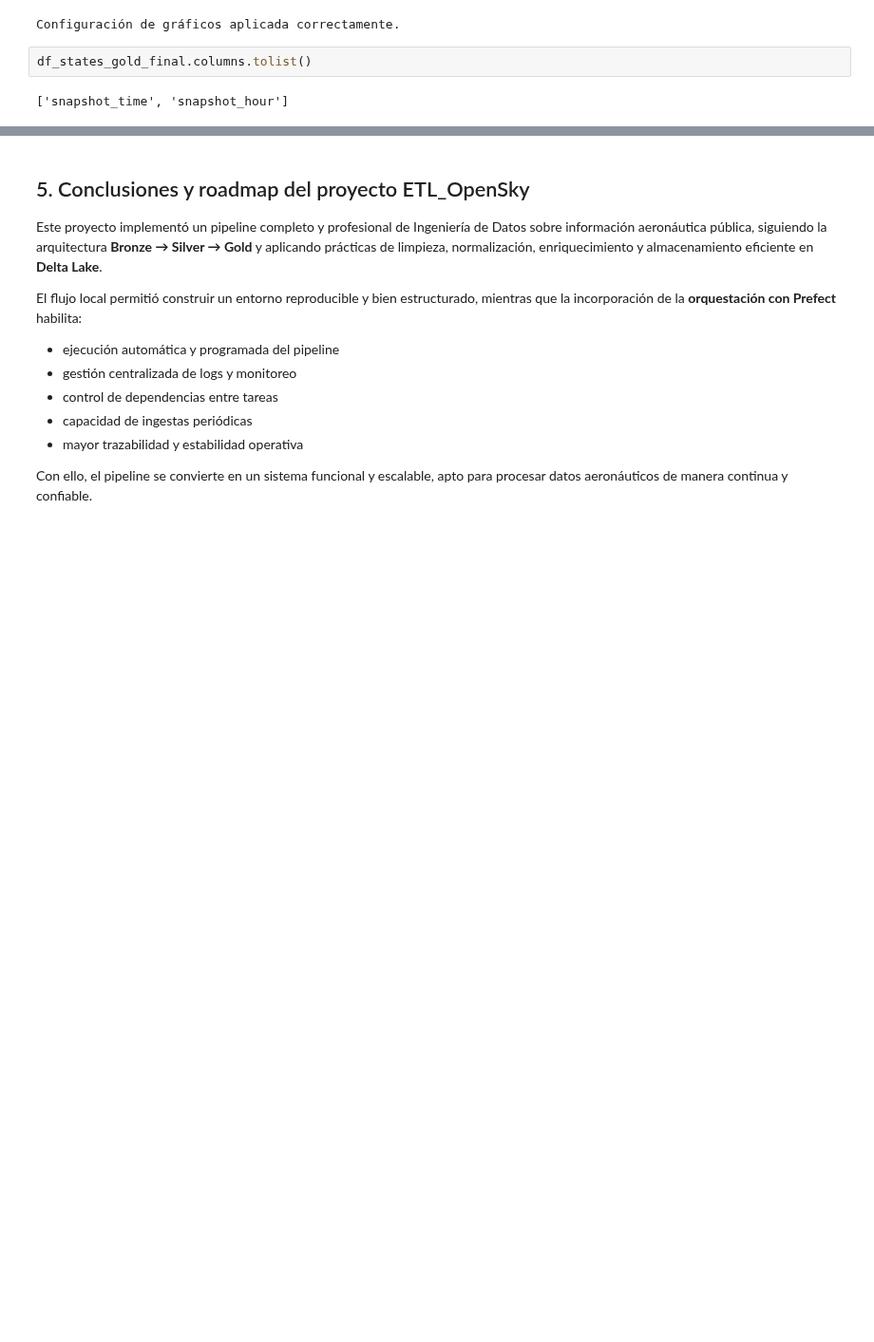
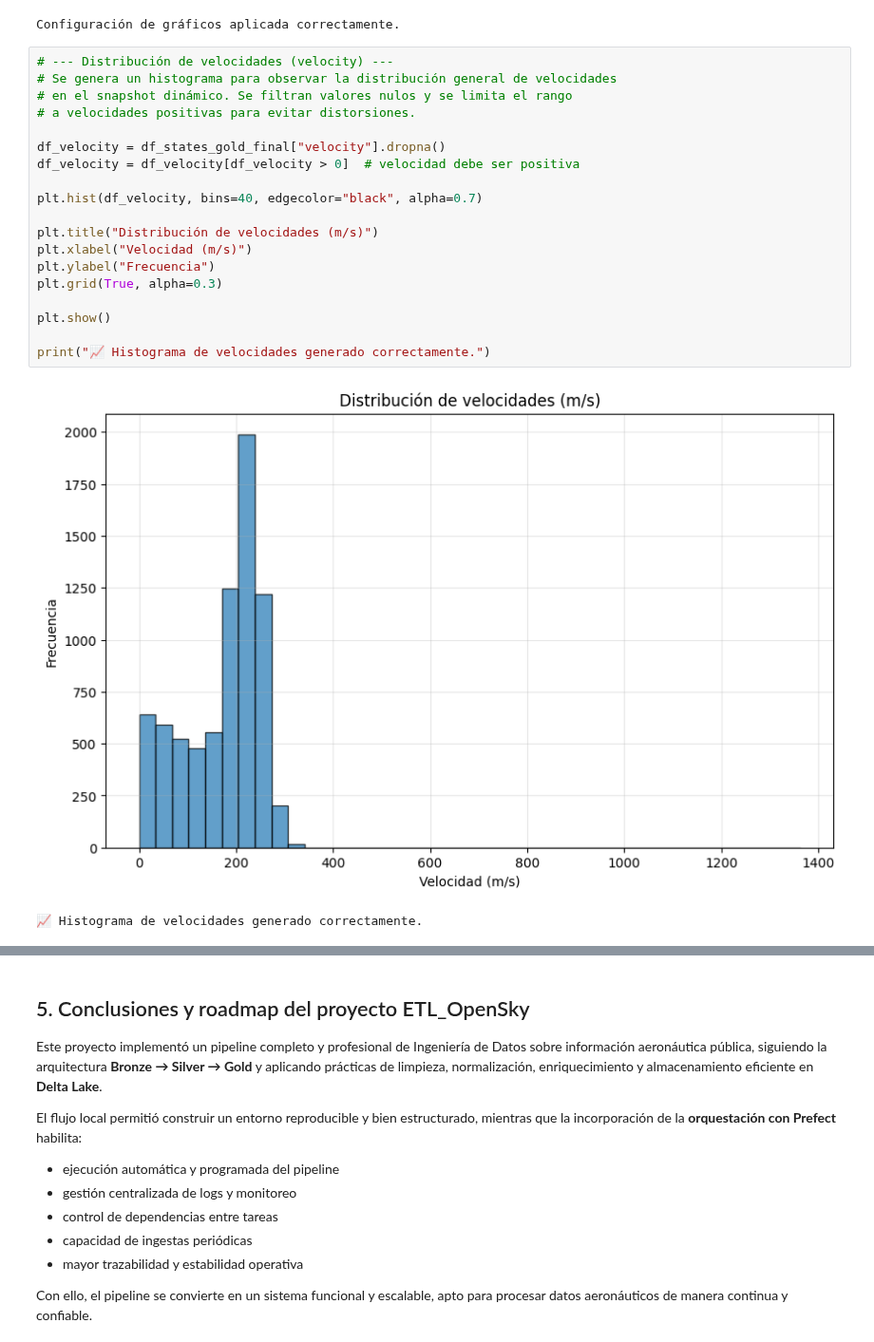
Before and after one commit to fernandezelias/ETL_OpenSky_Aviation, a Jupyter notebook: notebooks/01_opensky_etl.ipynb, the cells around one changed output, grey strips where cells are left out. Shown at 95% size. Cells and saved outputs as stored; diff of their text form; blank space fills up the shorter version.

```diff
--- a/notebooks/01_opensky_etl.ipynb
+++ b/notebooks/01_opensky_etl.ipynb
@@ -1688,7 +1700,25 @@ plt.rcParams["figure.figsize"] = (10, 6)
 print("Configuración de gráficos aplicada correctamente.")
 # %% [output]
 Configuración de gráficos aplicada correctamente.
-# %%
-df_states_gold_final.columns.tolist()
-# %% [output]
-['snapshot_time', 'snapshot_hour']
+# %%
+# --- Distribución de velocidades (velocity) ---
+# Se genera un histograma para observar la distribución general de velocidades
+# en el snapshot dinámico. Se filtran valores nulos y se limita el rango
+# a velocidades positivas para evitar distorsiones.
+
+df_velocity = df_states_gold_final["velocity"].dropna()
+df_velocity = df_velocity[df_velocity > 0]  # velocidad debe ser positiva
+
+plt.hist(df_velocity, bins=40, edgecolor="black", alpha=0.7)
+
+plt.title("Distribución de velocidades (m/s)")
+plt.xlabel("Velocidad (m/s)")
+plt.ylabel("Frecuencia")
+plt.grid(True, alpha=0.3)
+
+plt.show()
+
+print("📈 Histograma de velocidades generado correctamente.")
+# %% [output]
+[figure, added]
+📈 Histograma de velocidades generado correctamente.
```
Also changed, not shown: parts of 30 cells of this notebook, 13 other files.
